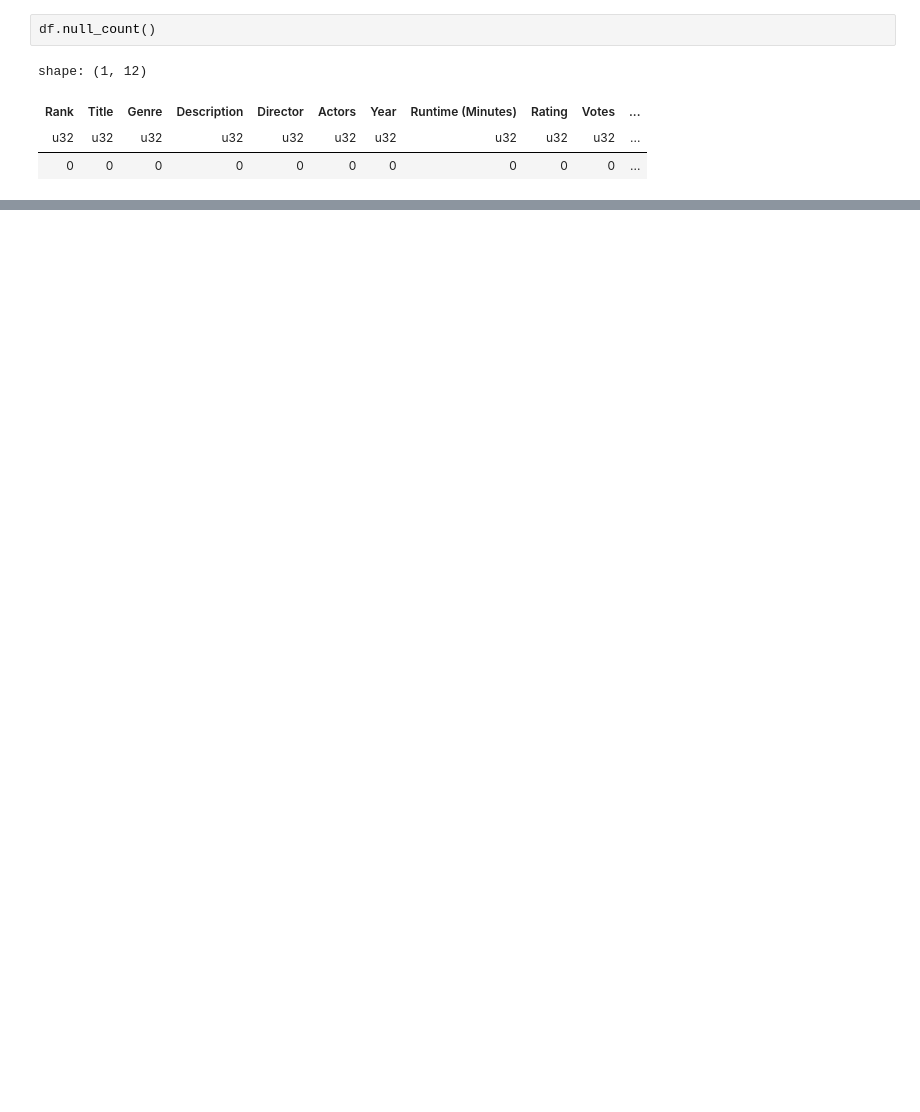
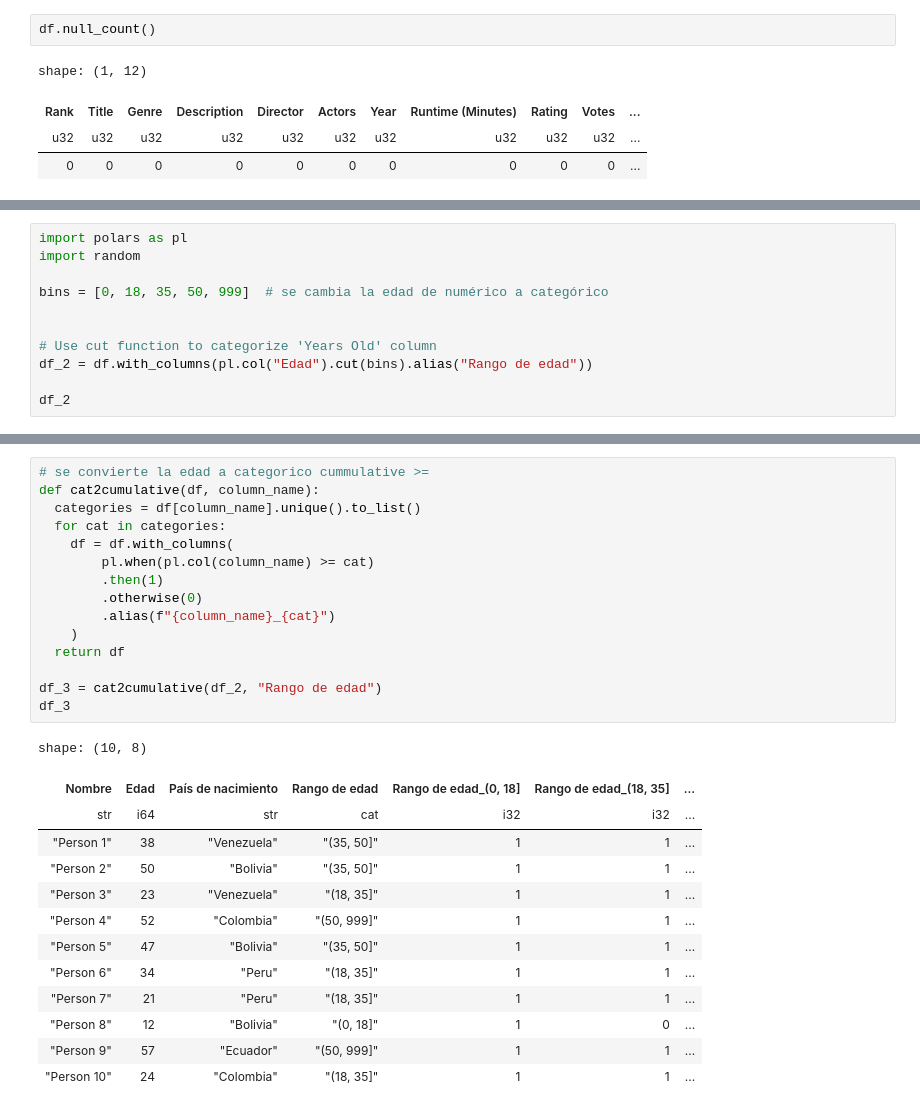
Before and after one commit to veruizr/ML_Doc, a Jupyter notebook: polars.ipynb, the cells around one changed output, grey strips where cells are left out. Drawn from its saved outputs; the diff is of its cells as text; blank space fills up the shorter version.

```diff
--- a/polars.ipynb
+++ b/polars.ipynb
@@ -236,0 +289,11 @@ shape: (936, 12)
+# %%
+import polars as pl
+import random
+
+bins = [0, 18, 35, 50, 999]  # se cambia la edad de numérico a categórico
+
+
+# Use cut function to categorize 'Years Old' column
+df_2 = df.with_columns(pl.col("Edad").cut(bins).alias("Rango de edad"))
+
+df_2
@@ -236,0 +314,29 @@ shape: (936, 12)
+# %%
+# se convierte la edad a categorico cummulative >=
+def cat2cumulative(df, column_name):
+  categories = df[column_name].unique().to_list()
+  for cat in categories:
+    df = df.with_columns(
+        pl.when(pl.col(column_name) >= cat)
+        .then(1)
+        .otherwise(0)
+        .alias(f"{column_name}_{cat}")
+    )
+  return df
+
+df_3 = cat2cumulative(df_2, "Rango de edad")
+df_3
+# %% [output]
+shape: (10, 8)
+| Nombre | Edad | País de nacimiento | Rango de edad | Rango de edad_(0, 18] | Rango de edad_(18, 35] | ... |
+| str | i64 | str | cat | i32 | i32 | ... |
+| "Person 1" | 38 | "Venezuela" | "(35, 50]" | 1 | 1 | ... |
+| "Person 2" | 50 | "Bolivia" | "(35, 50]" | 1 | 1 | ... |
+| "Person 3" | 23 | "Venezuela" | "(18, 35]" | 1 | 1 | ... |
+| "Person 4" | 52 | "Colombia" | "(50, 999]" | 1 | 1 | ... |
+| "Person 5" | 47 | "Bolivia" | "(35, 50]" | 1 | 1 | ... |
+| "Person 6" | 34 | "Peru" | "(18, 35]" | 1 | 1 | ... |
+| "Person 7" | 21 | "Peru" | "(18, 35]" | 1 | 1 | ... |
+| "Person 8" | 12 | "Bolivia" | "(0, 18]" | 1 | 0 | ... |
+| "Person 9" | 57 | "Ecuador" | "(50, 999]" | 1 | 1 | ... |
+| "Person 10" | 24 | "Colombia" | "(18, 35]" | 1 | 1 | ... |
```
Also changed, not shown: parts of 4 cells of this notebook.
